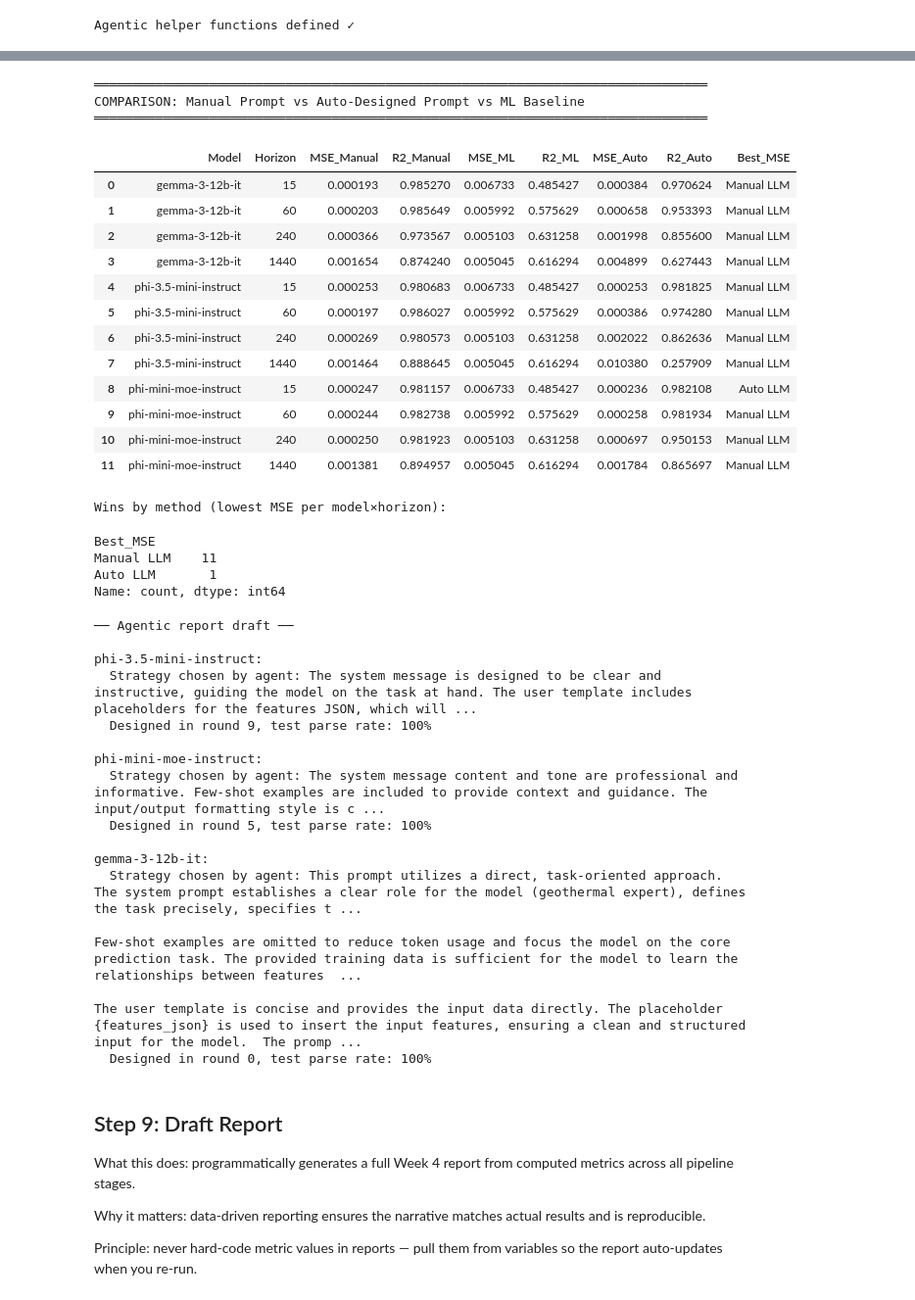
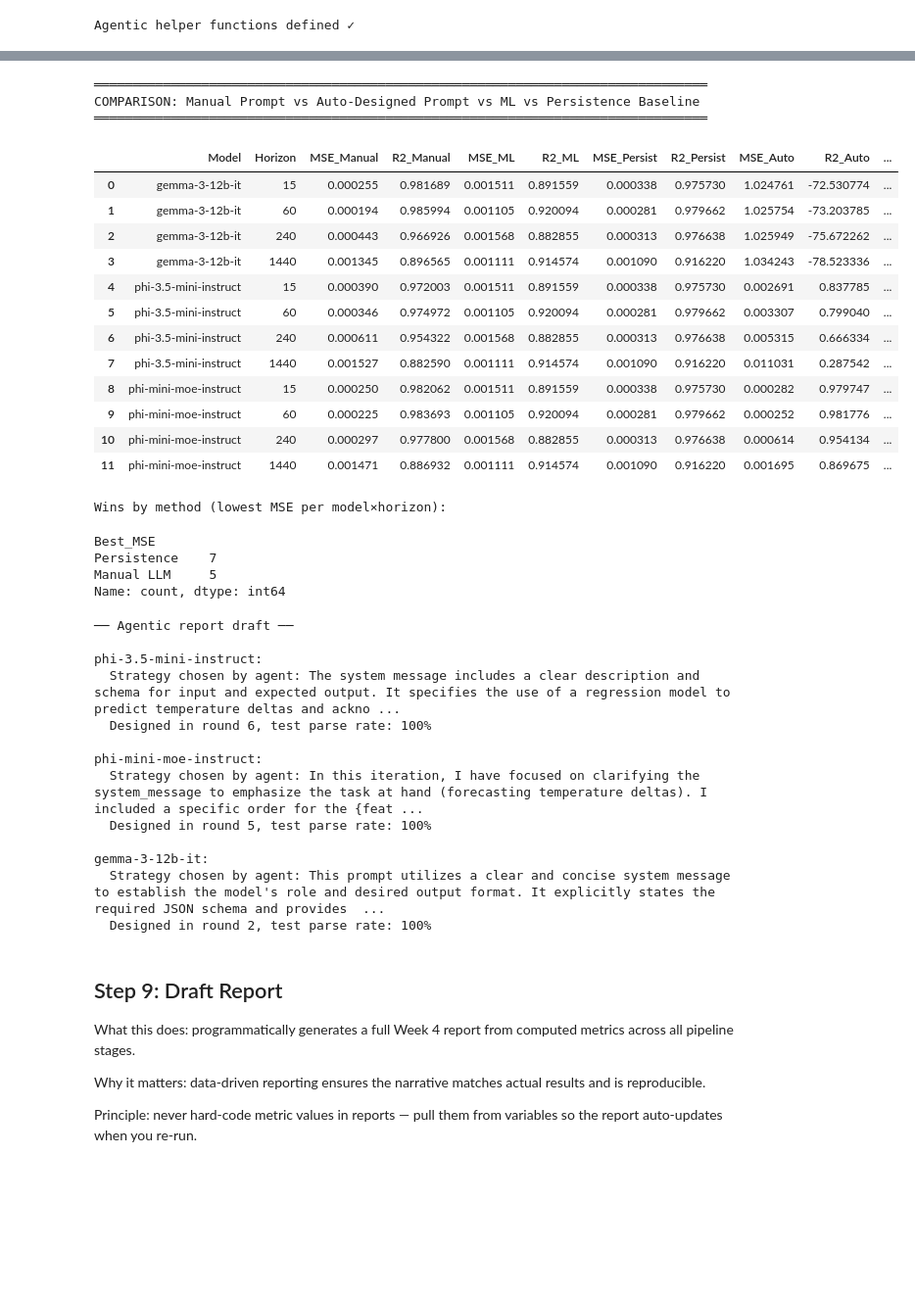
Before and after one commit to victoria-reynolds-pnnl/ESSD_AI_Competition_1, a Jupyter notebook: byteMe/week4/Notebooks/fewshot_llm_ml_benchmark.ipynb, the cells around one changed output, grey strips where cells are left out. Shown at 98% size. Drawn from its saved outputs; the diff is of its cells as text; code cells hidden in the pictures; blank space fills up the shorter version.

Commit message:
Reran with updated ML results, persistence baseline, and more creativity in auto-prompt generation

```diff
--- a/byteMe/week4/Notebooks/fewshot_llm_ml_benchmark.ipynb
+++ b/byteMe/week4/Notebooks/fewshot_llm_ml_benchmark.ipynb
@@ -667,6 +669,21 @@ for _,row in best_by_model.iterrows():
     performance_metrics += performance
 
 df_performance_metrics = pd.DataFrame(performance_metrics)
+
+# ── Persistence baseline (y_t+h = y_t) ────────────────────────────
+persistence_metrics = []
+for h in HORIZONS:
+    valid_mask = test_subset_large[f'target_{h}'].notna()
+    actual = test_subset_large.loc[valid_mask, f'target_{h}']
+    persist = test_subset_large.loc[valid_mask, TARGET_REF_COL]
+    mse_p = calculate_mse(actual, persist)
+    r2_p = calculate_r2(actual, persist)
+    persistence_metrics.append({'Horizon': h, 'MSE_Persist': mse_p, 'R2_Persist': r2_p})
+    print(f"[Persistence] Horizon +{h}m -> MSE: {mse_p:.4f} | R2: {r2_p:.4f}")
+
+df_persistence = pd.DataFrame(persistence_metrics)
+df_performance_metrics = df_performance_metrics.merge(df_persistence, on='Horizon', how='left')
+
 df_performance_metrics.to_csv(OUT_DIR/f"llm_benchmark_performance.csv")
 display(df_performance_metrics)
 # %% [output]
@@ -918,7 +939,7 @@ def run_agentic_loop(endpoint_cfg, df_train, test_subset,
         print(f"  Meta-prompt: ~{meta_tok} tokens")
 
         try:
-            raw_design = query_llm(meta_prompt, endpoint_cfg, temperature=0.0, seed=rnd)
+            raw_design = query_llm(meta_prompt, endpoint_cfg, temperature=0.7, seed=rnd)
         except Exception as e:
             print(f"  ✗ Meta-query failed: {e}")
             round_history.append({'round': rnd, 'status': 'meta_query_failed', 'error': str(e)})
@@ -1135,7 +1156,7 @@ Saved → /home/jupyter-xue.li/ByteMe_week_4/Results/agentic_round_history_gemma
 
 All auto-designed prompts and histories saved ✓
 # %%
-# ── Comparison: Manual prompt vs Auto-designed prompt vs ML ────────
+# ── Comparison: Manual prompt vs Auto-designed prompt vs ML vs Persistence ──
 
 # Merge Step 7 (manual) and Step 9 (auto) performance tables
 df_manual = df_performance_metrics.copy()
@@ -1150,77 +1171,73 @@ df_auto = df_auto.rename(columns={
 })
 
 comparison = pd.merge(
-    df_manual[['Model', 'Horizon', 'MSE_Manual', 'R2_Manual', 'MSE_ML', 'R2_ML']],
+    df_manual[['Model', 'Horizon', 'MSE_Manual', 'R2_Manual', 'MSE_ML', 'R2_ML', 'MSE_Persist', 'R2_Persist']],
     df_auto[['Model', 'Horizon', 'MSE_Auto', 'R2_Auto']],
     on=['Model', 'Horizon'],
     how='outer',
 )
 
 # Who wins per row?
-comparison['Best_MSE'] = comparison[['MSE_Manual', 'MSE_Auto', 'MSE_ML']].idxmin(axis=1)
+comparison['Best_MSE'] = comparison[['MSE_Manual', 'MSE_Auto', 'MSE_ML', 'MSE_Persist']].idxmin(axis=1)
 comparison['Best_MSE'] = comparison['Best_MSE'].map({
-    'MSE_Manual': 'Manual LLM', 'MSE_Auto': 'Auto LLM', 'MSE_ML': 'ML (XGB)',
+    'MSE_Manual': 'Manual LLM', 'MSE_Auto': 'Auto LLM', 'MSE_ML': 'ML (XGB)', 'MSE_Persist': 'Persistence',
 })
 
 print("═" * 80)
-print("COMPARISON: Manual Prompt vs Auto-Designed Prompt vs ML Baseline")
+print("COMPARISON: Manual Prompt vs Auto-Designed Prompt vs ML vs Persistence Baseline")
 print("═" * 80)
 display(comparison)
 
 # Summary: how often each method wins
 win_counts = comparison['Best_MSE'].value_counts()
 print("\nWins by method (lowest MSE per model×horizon):")
 display(win_counts)
 
 # Report draft
 print("\n── Agentic report draft ──")
 for label, res in agentic_results.items():
     d = res['design']
     if d is None:
         print(f"\n{label}: No valid auto-designed prompt produced")
         continue
     print(f"\n{label}:")
     print(f"  Strategy chosen by agent: {d['strategy_notes']}")
     print(f"  Designed in round {d['round']}, test parse rate: {d['parse_rate']:.0%}")
 # %% [output]
 ════════════════════════════════════════════════════════════════════════════════
-COMPARISON: Manual Prompt vs Auto-Designed Prompt vs ML Baseline
+COMPARISON: Manual Prompt vs Auto-Designed Prompt vs ML vs Persistence Baseline
 ════════════════════════════════════════════════════════════════════════════════
-|  | Model | Horizon | MSE_Manual | R2_Manual | MSE_ML | R2_ML | MSE_Auto | R2_Auto | Best_MSE |
-| 0 | gemma-3-12b-it | 15 | 0.000193 | 0.985270 | 0.006733 | 0.485427 | 0.000384 | 0.970624 | Manual LLM |
-| 1 | gemma-3-12b-it | 60 | 0.000203 | 0.985649 | 0.005992 | 0.575629 | 0.000658 | 0.953393 | Manual LLM |
-| 2 | gemma-3-12b-it | 240 | 0.000366 | 0.973567 | 0.005103 | 0.631258 | 0.001998 | 0.855600 | Manual LLM |
-| 3 | gemma-3-12b-it | 1440 | 0.001654 | 0.874240 | 0.005045 | 0.616294 | 0.004899 | 0.627443 | Manual LLM |
-| 4 | phi-3.5-mini-instruct | 15 | 0.000253 | 0.980683 | 0.006733 | 0.485427 | 0.000253 | 0.981825 | Manual LLM |
-| 5 | phi-3.5-mini-instruct | 60 | 0.000197 | 0.986027 | 0.005992 | 0.575629 | 0.000386 | 0.974280 | Manual LLM |
-| 6 | phi-3.5-mini-instruct | 240 | 0.000269 | 0.980573 | 0.005103 | 0.631258 | 0.002022 | 0.862636 | Manual LLM |
-| 7 | phi-3.5-mini-instruct | 1440 | 0.001464 | 0.888645 | 0.005045 | 0.616294 | 0.010380 | 0.257909 | Manual LLM |
-| 8 | phi-mini-moe-instruct | 15 | 0.000247 | 0.981157 | 0.006733 | 0.485427 | 0.000236 | 0.982108 | Auto LLM |
-| 9 | phi-mini-moe-instruct | 60 | 0.000244 | 0.982738 | 0.005992 | 0.575629 | 0.000258 | 0.981934 | Manual LLM |
-| 10 | phi-mini-moe-instruct | 240 | 0.000250 | 0.981923 | 0.005103 | 0.631258 | 0.000697 | 0.950153 | Manual LLM |
-| 11 | phi-mini-moe-instruct | 1440 | 0.001381 | 0.894957 | 0.005045 | 0.616294 | 0.001784 | 0.865697 | Manual LLM |
+|  | Model | Horizon | MSE_Manual | R2_Manual | MSE_ML | R2_ML | MSE_Persist | R2_Persist | MSE_Auto | R2_Auto | ... |
+| 0 | gemma-3-12b-it | 15 | 0.000255 | 0.981689 | 0.001511 | 0.891559 | 0.000338 | 0.975730 | 1.024761 | -72.530774 | ... |
+| 1 | gemma-3-12b-it | 60 | 0.000194 | 0.985994 | 0.001105 | 0.920094 | 0.000281 | 0.979662 | 1.025754 | -73.203785 | ... |
+| 2 | gemma-3-12b-it | 240 | 0.000443 | 0.966926 | 0.001568 | 0.882855 | 0.000313 | 0.976638 | 1.025949 | -75.672262 | ... |
+| 3 | gemma-3-12b-it | 1440 | 0.001345 | 0.896565 | 0.001111 | 0.914574 | 0.001090 | 0.916220 | 1.034243 | -78.523336 | ... |
+| 4 | phi-3.5-mini-instruct | 15 | 0.000390 | 0.972003 | 0.001511 | 0.891559 | 0.000338 | 0.975730 | 0.002691 | 0.837785 | ... |
+| 5 | phi-3.5-mini-instruct | 60 | 0.000346 | 0.974972 | 0.001105 | 0.920094 | 0.000281 | 0.979662 | 0.003307 | 0.799040 | ... |
+| 6 | phi-3.5-mini-instruct | 240 | 0.000611 | 0.954322 | 0.001568 | 0.882855 | 0.000313 | 0.976638 | 0.005315 | 0.666334 | ... |
+| 7 | phi-3.5-mini-instruct | 1440 | 0.001527 | 0.882590 | 0.001111 | 0.914574 | 0.001090 | 0.916220 | 0.011031 | 0.287542 | ... |
+| 8 | phi-mini-moe-instruct | 15 | 0.000250 | 0.982062 | 0.001511 | 0.891559 | 0.000338 | 0.975730 | 0.000282 | 0.979747 | ... |
+| 9 | phi-mini-moe-instruct | 60 | 0.000225 | 0.983693 | 0.001105 | 0.920094 | 0.000281 | 0.979662 | 0.000252 | 0.981776 | ... |
+| 10 | phi-mini-moe-instruct | 240 | 0.000297 | 0.977800 | 0.001568 | 0.882855 | 0.000313 | 0.976638 | 0.000614 | 0.954134 | ... |
+| 11 | phi-mini-moe-instruct | 1440 | 0.001471 | 0.886932 | 0.001111 | 0.914574 | 0.001090 | 0.916220 | 0.001695 | 0.869675 | ... |
 Wins by method (lowest MSE per model×horizon):
 Best_MSE
-Manual LLM    11
-Auto LLM       1
+Persistence    7
+Manual LLM     5
 Name: count, dtype: int64
 ── Agentic report draft ──
 
 phi-3.5-mini-instruct:
-  Strategy chosen by agent: The system message is designed to be clear and instructive, guiding the model on the task at hand. The user template includes placeholders for the features JSON, which will ...
-  Designed in round 9, test parse rate: 100%
+  Strategy chosen by agent: The system message includes a clear description and schema for input and expected output. It specifies the use of a regression model to predict temperature deltas and ackno ...
+  Designed in round 6, test parse rate: 100%
 
 phi-mini-moe-instruct:
-  Strategy chosen by agent: The system message content and tone are professional and informative. Few-shot examples are included to provide context and guidance. The input/output formatting style is c ...
+  Strategy chosen by agent: In this iteration, I have focused on clarifying the system_message to emphasize the task at hand (forecasting temperature deltas). I included a specific order for the {feat ...
   Designed in round 5, test parse rate: 100%
 
 gemma-3-12b-it:
-  Strategy chosen by agent: This prompt utilizes a direct, task-oriented approach. The system prompt establishes a clear role for the model (geothermal expert), defines the task precisely, specifies t ...
-
-Few-shot examples are omitted to reduce token usage and focus the model on the core prediction task. The provided training data is sufficient for the model to learn the relationships between features  ...
-
-The user template is concise and provides the input data directly. The placeholder {features_json} is used to insert the input features, ensuring a clean and structured input for the model.  The promp ...
-  Designed in round 0, test parse rate: 100%
+  Strategy chosen by agent: This prompt utilizes a clear and concise system message to establish the model's role and desired output format. It explicitly states the required JSON schema and provides  ...
+  Designed in round 2, test parse rate: 100%
 # %% [markdown]
 ## Step 9: Draft Report
 
```
Also changed, not shown: parts of 10 cells of this notebook, 20 other files.
